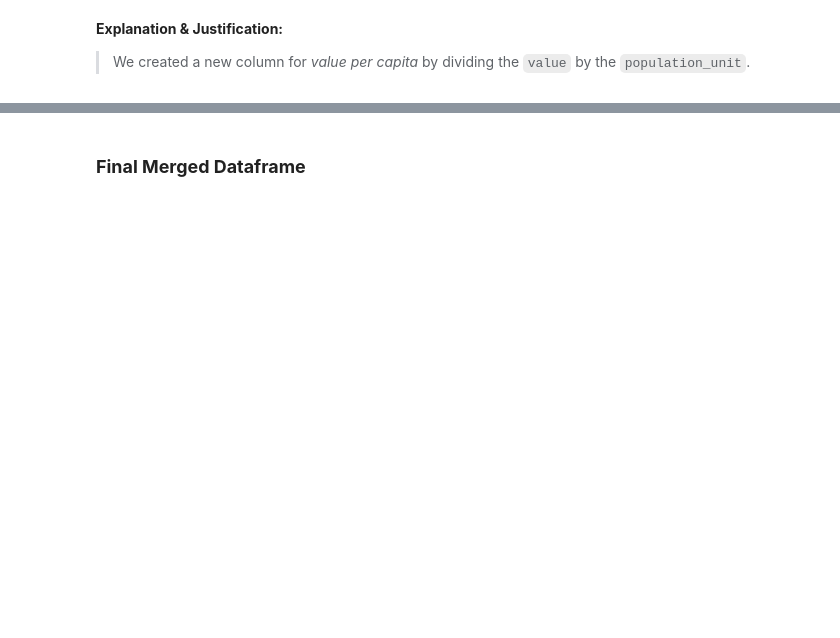
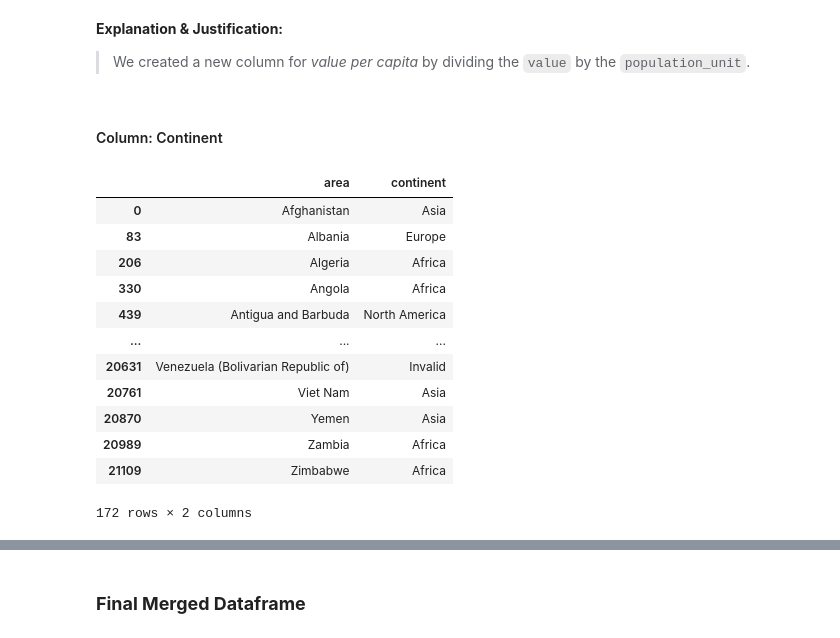
Before and after one commit to JoshuaEntrata/DataViz_Assessment1, a Jupyter notebook: Assessment1_Task1.ipynb, the cells around one changed output, grey strips where cells are left out. Saved outputs shown, nothing was run; the diff lists cells and outputs as text; code cells hidden in the pictures; blank space fills up the shorter version.

Commit message:
add continent column

```diff
--- a/Assessment1_Task1.ipynb
+++ b/Assessment1_Task1.ipynb
@@ -373,3 +374,32 @@ merged_df[['value', 'population_unit', 'value_per_capita']].sample(3)
 **Explanation & Justification:**
 
 > We created a new column for _value per capita_ by dividing the `value` by the `population_unit`.
+# %% [markdown]
+#### Column: Continent
+# %%
+def country_to_continent(country_name):
+    try:
+        country_alpha2 = pc.country_name_to_country_alpha2(country_name)
+        country_continent_code = pc.country_alpha2_to_continent_code(country_alpha2)
+        country_continent_name = pc.convert_continent_code_to_continent_name(country_continent_code)
+    except Exception as e:
+        return 'Invalid'
+
+    return country_continent_name
+
+merged_df['continent'] = merged_df['area'].apply(country_to_continent)
+merged_df[['area', 'continent']].drop_duplicates()
+# %% [output]
+|  | area | continent |
+| 0 | Afghanistan | Asia |
+| 83 | Albania | Europe |
+| 206 | Algeria | Africa |
+| 330 | Angola | Africa |
+| 439 | Antigua and Barbuda | North America |
+| ... | ... | ... |
+| 20631 | Venezuela (Bolivarian Republic of) | Invalid |
+| 20761 | Viet Nam | Asia |
+| 20870 | Yemen | Asia |
+| 20989 | Zambia | Africa |
+| 21109 | Zimbabwe | Africa |
+172 rows × 2 columns
```
Also changed, not shown: parts of 12 cells of this notebook, 2 other files.
